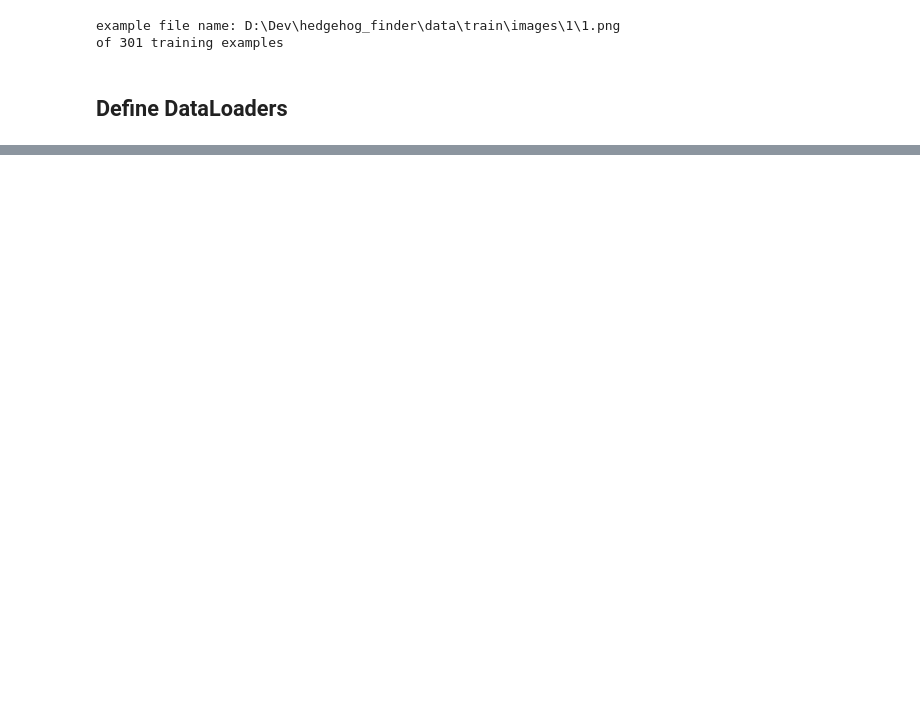
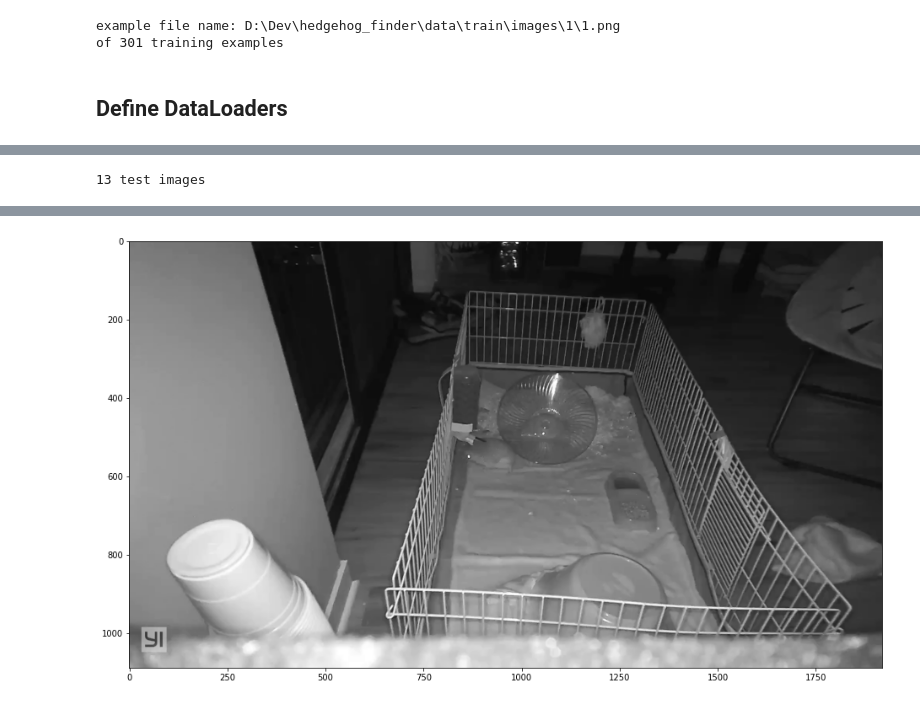
Before and after one commit to bnel1201/hog_finder, a Jupyter notebook: notebooks/segmentation_train.ipynb, the cells around one changed output, grey strips where cells are left out. Cells and saved outputs as stored; diff of their text form; code cells hidden in the pictures; blank space fills up the shorter version.

```diff
--- a/notebooks/segmentation_train.ipynb
+++ b/notebooks/segmentation_train.ipynb
@@ -41,5 +50,5 @@ x.shape, y.shape
 # %%
-learn = unet_learner(dls, resnet34, cbs=ShowGraphCallback(), metrics=[foreground_acc])
-learn.fine_tune(25)
+no_norm_learner = unet_learner(dls, resnet34, cbs=ShowGraphCallback(), metrics=[foreground_acc])
+no_norm_learner.fine_tune(25)
 # %% [output]
 | epoch | train_loss | valid_loss | foreground_acc | time |
@@ -76,0 +94,5 @@ interp.plot_top_losses(k=3)
+# %%
+test_images = get_image_files(test_path / 'images')
+print(len(test_images), 'test images')
+# %% [output]
+13 test images
@@ -76,0 +105,17 @@ interp.plot_top_losses(k=3)
+# %%
+def show_overlay(learner, test_im, fname=None):
+    original = plt.imread(test_im)
+    pred_small = learner.predict(test_im)[0]
+    pred = zoom(pred_small, np.array(original.shape[:-1])/np.array(pred_small.shape))
+    overlay = alpha_mask(original, pred)
+
+    f, axs = plt.subplots(1,1, figsize=(16,16))
+    axs.imshow(overlay)
+    if fname:
+        plt.savefig(fname)
+    plt.show()
+    return overlay
+# %%
+test_im = test_images[0]
+no_norm_im = show_overlay(no_norm_learner, test_im, 'no_norm.png')
+# %% [output]
@@ -76,0 +123 @@ interp.plot_top_losses(k=3)
+[figure, added]
```
Also changed, not shown: parts of 23 cells of this notebook, 8 other files.
